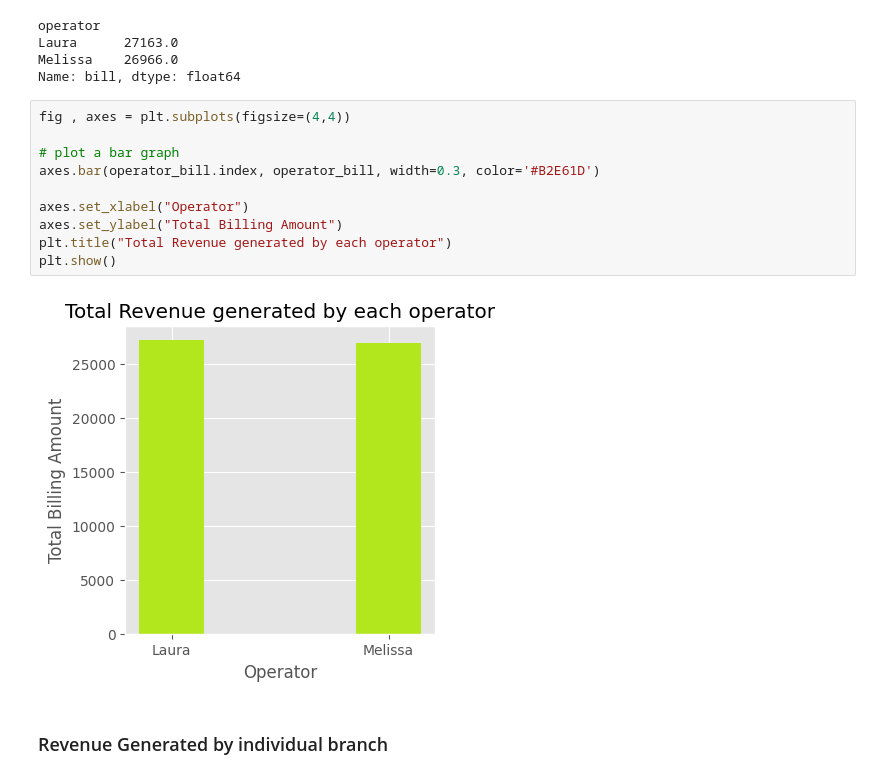
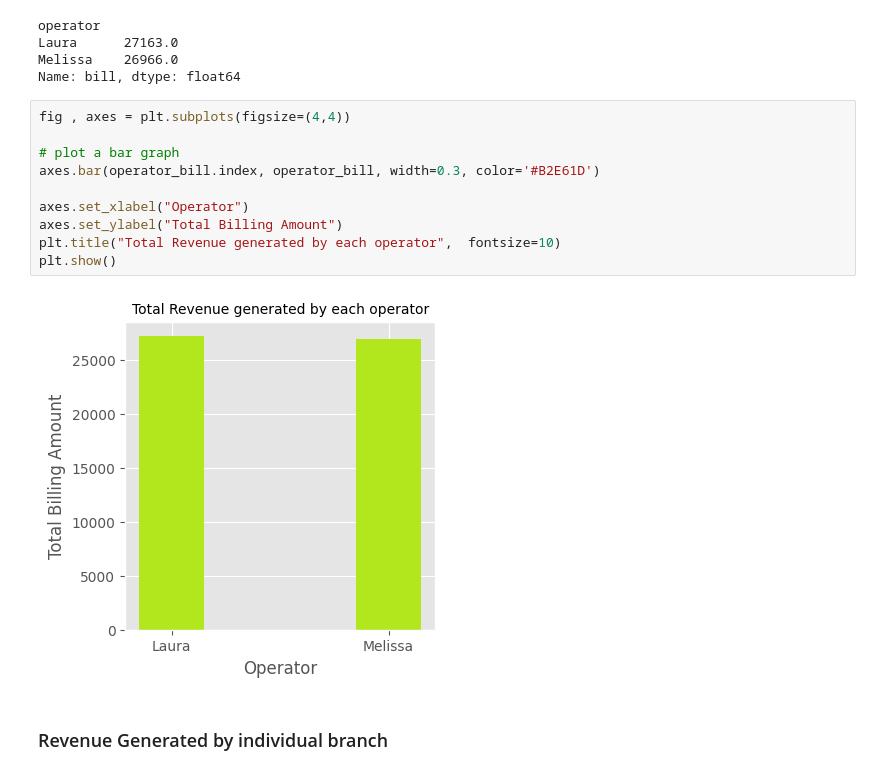
Before and after one commit to abhisunny2610/Data-Science, a Jupyter notebook: Visualization/Pizza Delivery Visualization.ipynb, the cells around one changed output. Cells and saved outputs as stored; diff of their text form.

Commit message:
Bar Chart

```diff
--- a/Visualization/Pizza Delivery Visualization.ipynb
+++ b/Visualization/Pizza Delivery Visualization.ipynb
@@ -169,15 +169,15 @@ Name: bill, dtype: float64
 # %%
 fig , axes = plt.subplots(figsize=(4,4))
 
 # plot a bar graph
 axes.bar(operator_bill.index, operator_bill, width=0.3, color='#B2E61D')
 
 axes.set_xlabel("Operator")
 axes.set_ylabel("Total Billing Amount")
-plt.title("Total Revenue generated by each operator")
+plt.title("Total Revenue generated by each operator",  fontsize=10)
 plt.show()
 # %% [output]
-[figure, old version]
+[figure, new version]
 # %% [markdown]
 ### Revenue Generated by individual branch
 # %%
```
Also changed, not shown: parts of 17 cells of this notebook.
